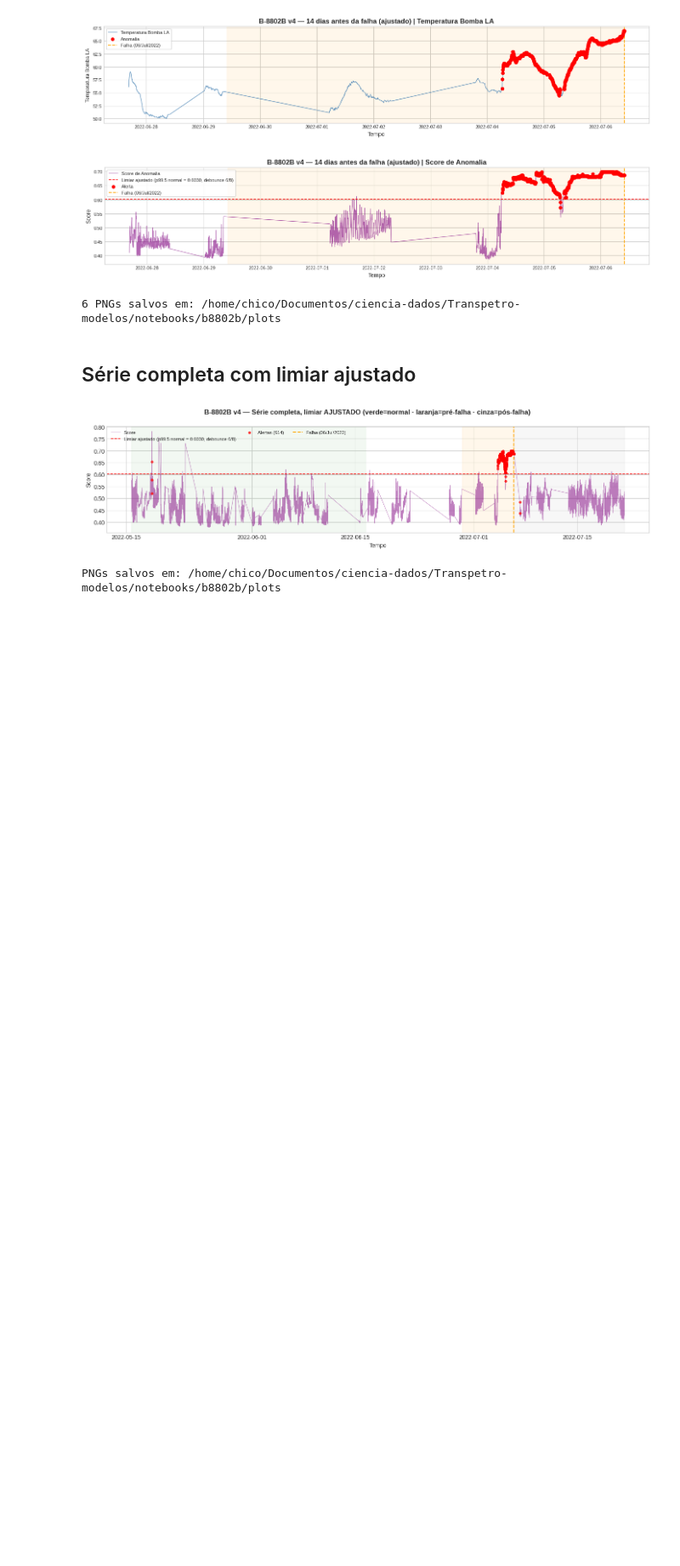
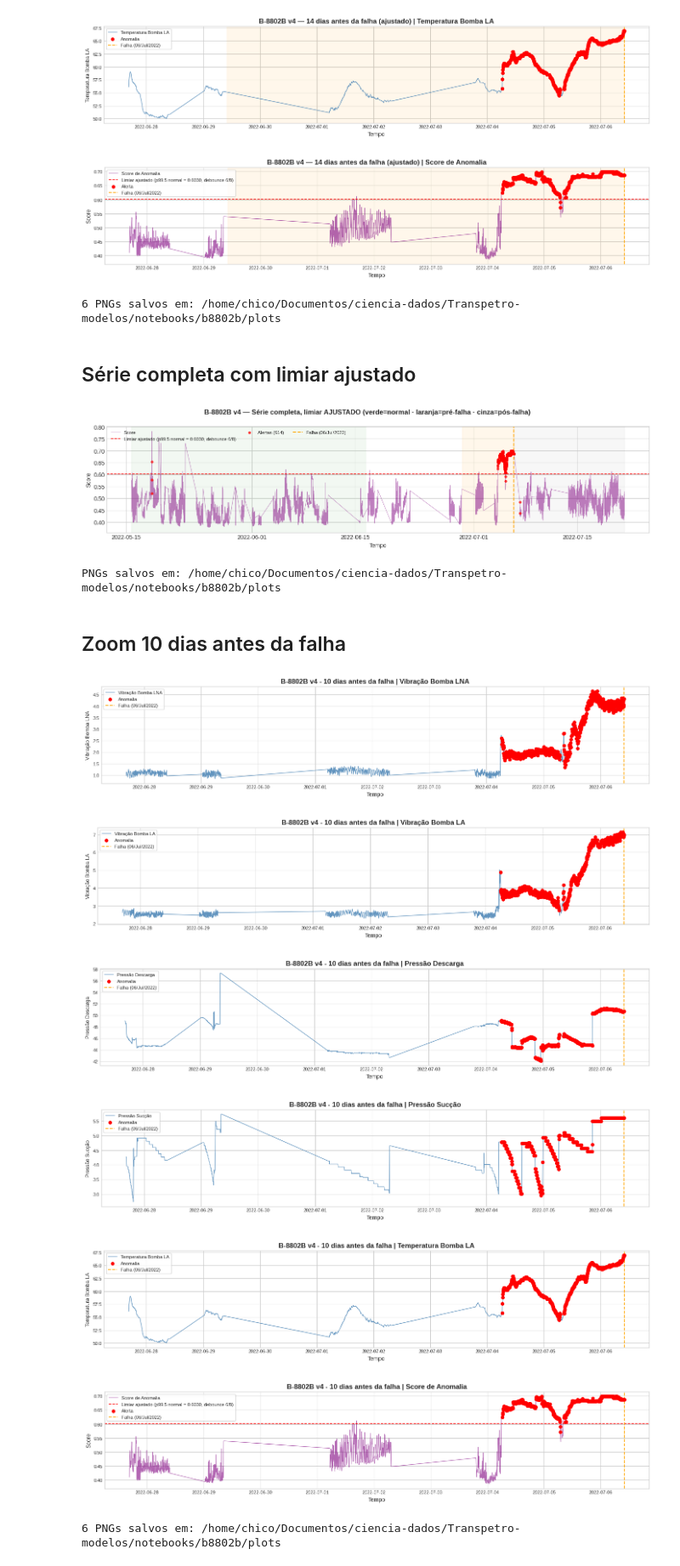
Before and after one commit to SIMPred-Petrobras/transpetro-models, a Jupyter notebook: notebooks/b8802b/automl_best_model_v4_quick.ipynb, the cells around one changed output. Shown at 85% size. Cells and saved outputs as stored; diff of their text form; code cells hidden in the pictures; blank space fills up the shorter version.

```diff
--- a/notebooks/b8802b/automl_best_model_v4_quick.ipynb
+++ b/notebooks/b8802b/automl_best_model_v4_quick.ipynb
@@ -69,7 +69,7 @@ FIGSIZE_WIDTH = 14
 PANEL_HEIGHT = 2.4
 
 # Plots separados (1 figura por sensor + 1 do score) salvos como PNG para slides
-SAVE_PLOTS = True
+SAVE_PLOTS = False
 OUTPUT_DPI = 200
 OUTPUT_DIR = str(PROJECT_ROOT / 'notebooks' / 'b8802b' / 'plots')
 # %%
@@ -112,8 +112,10 @@ def _slug(text):
 
 def plot_separated(df_window, scores_window, sensors, threshold, k, n, event_ts, event_label,
                    prefailure_days, title_prefix, tag, threshold_label='Limiar',
-                   save=False, outdir=None, dpi=200):
-    """Gera UMA figura por sensor + UMA do score (separadas, p/ slides). Salva PNG se save=True."""
+                   bg_orange=False, shade=True, save=False, outdir=None, dpi=200):
+    """Gera UMA figura por sensor + UMA do score (separadas, p/ slides). Salva PNG se save=True.
+    shade=False remove qualquer sombreado laranja (mantem so a linha da falha).
+    bg_orange=True (com shade=True) pinta TODA a janela; senao sombreia so a sub-janela pre-falha."""
     plt.style.use('seaborn-v0_8-whitegrid')
     flags = persistence_filter(scores_window['reconstruction_error'] > threshold, k=k, n=n)
     anom_idx = scores_window.index[flags]
@@ -129,7 +131,10 @@ def plot_separated(df_window, scores_window, sensors, threshold, k, n, event_ts,
         av = df_window[col].reindex(anom_idx).dropna()
         if not av.empty:
             ax.scatter(av.index, av.values, s=28, color='red', zorder=4, label='Anomalia')
-        ax.axvspan(event_ts - pd.Timedelta(days=prefailure_days), event_ts, color='orange', alpha=0.08)
+        if shade and bg_orange:
+            ax.axvspan(df_window.index.min(), df_window.index.max(), color='orange', alpha=0.10, zorder=0)
+        elif shade:
+            ax.axvspan(event_ts - pd.Timedelta(days=prefailure_days), event_ts, color='orange', alpha=0.08)
         ax.axvline(event_ts, color='orange', linestyle='--', linewidth=1.4, label=event_label)
         ax.set_ylabel(col, fontsize=9); ax.set_xlabel('Tempo'); ax.tick_params(labelsize=8)
         ax.legend(loc='upper left', fontsize=8, frameon=True)
@@ -144,7 +149,10 @@ def plot_separated(df_window, scores_window, sensors, threshold, k, n, event_ts,
     ax.axhline(threshold, color='red', linestyle='--', linewidth=1.2, label=threshold_label)
     if len(anom_idx):
         ax.scatter(anom_idx, y.reindex(anom_idx), s=28, color='red', zorder=4, label='Alerta')
-    ax.axvspan(event_ts - pd.Timedelta(days=prefailure_days), event_ts, color='orange', alpha=0.08)
+    if shade and bg_orange:
+        ax.axvspan(scores_window.index.min(), scores_window.index.max(), color='orange', alpha=0.10, zorder=0)
+    elif shade:
+        ax.axvspan(event_ts - pd.Timedelta(days=prefailure_days), event_ts, color='orange', alpha=0.08)
     ax.axvline(event_ts, color='orange', linestyle='--', linewidth=1.4, label=event_label)
     ax.set_ylabel('Score'); ax.set_xlabel('Tempo'); ax.tick_params(labelsize=8)
     ax.legend(loc='upper left', fontsize=8, frameon=True)
@@ -530,3 +538,28 @@ print(f'PNGs salvos em: {OUTPUT_DIR}')
 # %% [output]
 [figure]
 PNGs salvos em: /home/chico/Documentos/ciencia-dados/Transpetro-modelos/notebooks/b8802b/plots
+# %% [markdown]
+## Zoom 10 dias antes da falha
+# %%
+# Zoom 10 dias antes da falha — graficos SEPARADOS, SEM fundo laranja, limiar ajustado
+z = EVENT_TS_F1 - pd.Timedelta(days=10)
+dfw = df_base.loc[z:EVENT_TS_F1]
+sw = scores.loc[z:EVENT_TS_F1]
+common = dfw.index.intersection(sw.index)
+dfw, sw = dfw.loc[common], sw.loc[common]
+sensors = [s for s in KEY_SENSORS if s in dfw.columns]
+saved = plot_separated(dfw, sw, sensors, selected_threshold, selected_k, selected_n,
+                       EVENT_TS_F1, EVENT_LABEL_F1, PREFAILURE_DAYS,
+                       title_prefix=f'{EQUIPMENT_ID} v4 - 10 dias antes da falha',
+                       tag='zoom10d_ajustado', threshold_label=threshold_label,
+                       shade=False, save=SAVE_PLOTS, outdir=OUTPUT_DIR, dpi=OUTPUT_DPI)
+if SAVE_PLOTS:
+    print(f'{len(saved)} PNGs salvos em: {OUTPUT_DIR}')
+# %% [output]
+[figure, added]
+[figure, added]
+[figure, added]
+[figure, added]
+[figure, added]
+[figure, added]
+6 PNGs salvos em: /home/chico/Documentos/ciencia-dados/Transpetro-modelos/notebooks/b8802b/plots
```
Also changed, not shown: 8 other files.
